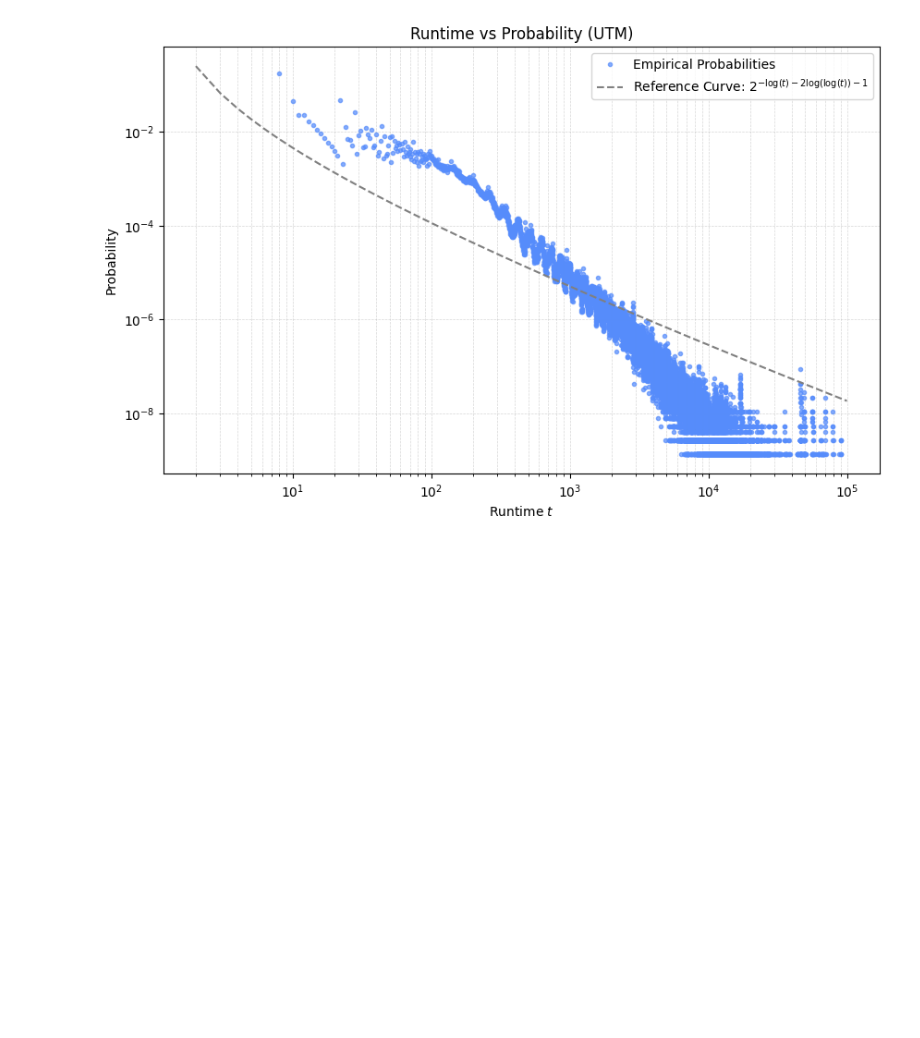
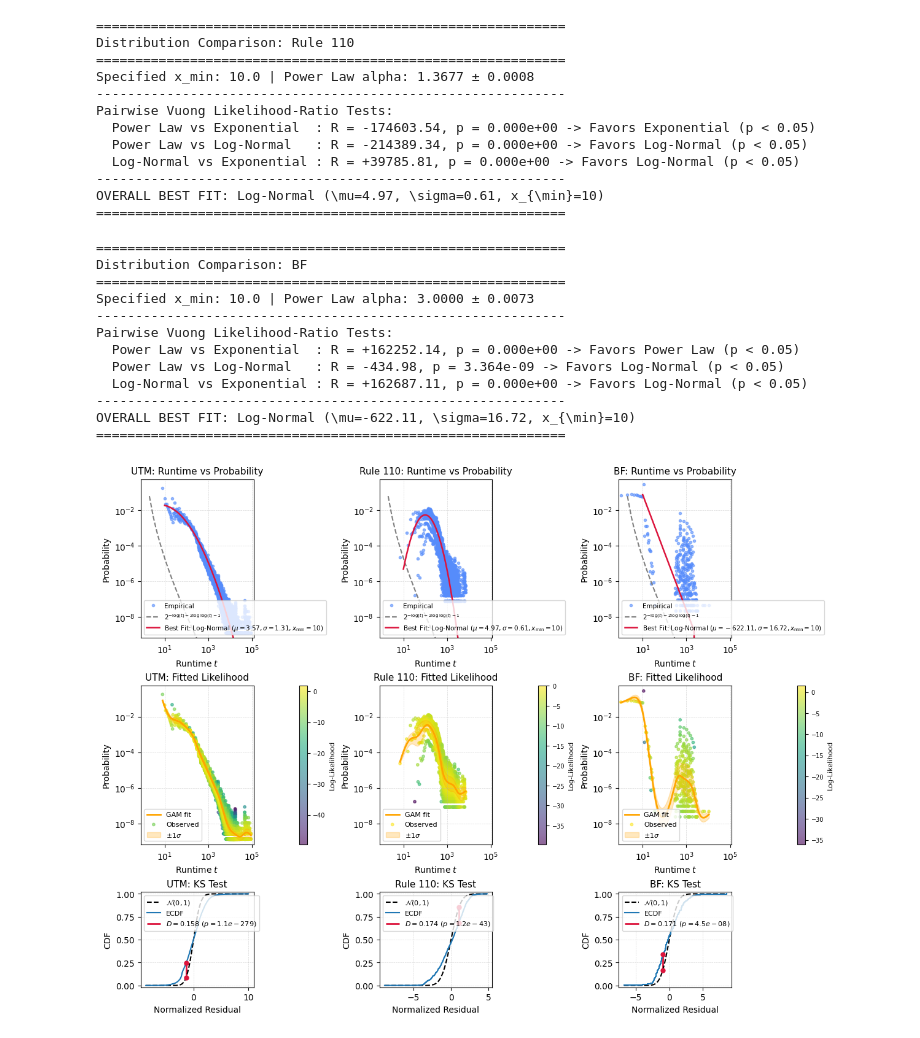
Before and after one commit to vincentherrmann/universal-computer-runtime-probabilities, a Jupyter notebook: Runtime_visualizations_grid.ipynb, the cells around one changed output. Saved outputs shown, nothing was run; the diff lists cells and outputs as text; code cells hidden in the pictures; blank space fills up the shorter version.

Commit message:
add grid plots

```diff
--- a/Runtime_visualizations_grid.ipynb
+++ b/Runtime_visualizations_grid.ipynb
@@ -102,24 +365,22 @@ Max Cumulative Sum Deviation: 2.0480
 # %%
-max_runtime = 100_000
+# =====================================================================
+# Figure 1: 3x3 Grid (UTM, Rule 110, Brainfuck)
+# =====================================================================
+fig_3x3, axes_3x3 = plt.subplots(
+    3,
+    3,
+    figsize=(12, 9),
+    gridspec_kw={"height_ratios": [1, 1., 0.6]},
+    constrained_layout=True,
+)
 
-# Create a log-log plot
-plt.figure(figsize=(10, 6))
-plt.loglog(runtime, p, marker='o', linestyle='None', markersize=3, alpha=0.7, label="Empirical Probabilities")
+domains_3x3 = ["utm", "rule110", "bf"]
+for col_idx, domain_key in enumerate(domains_3x3):
+    col_axes = axes_3x3[:, col_idx]
+    render_domain_column(
+        domain_key, col_axes, xlim=global_xlim, ylim=global_ylim, xmin_val=10,
+    )
 
-x_range = np.arange(1, max_runtime)
-reference_curve = 1 / x_range
-reference_curve = 2 ** (-np.log2(x_range[1:]) - 2*np.log2(np.log2(x_range[1:])) - 1)
-plt.loglog(x_range[1:], reference_curve, color='grey', linestyle='--', label='Reference Curve: $2^{-\log(t) - 2\log(\log(t)) - 1}$')
-plt.legend()
-
-plt.title(f'Runtime vs Probability ({names_dict[domain]})')
-plt.xlabel('Runtime $t$')
-plt.ylabel('Probability')
-plt.grid(True, which="both", ls="--", linewidth=0.5)
-
-
-# save plot as pdf
-#plt.savefig(f"runtime_vs_probability_{domain}.pdf")
-
+#fig_3x3.savefig("runtime_vs_probability_3x3_xmin_10.pdf")
 plt.show()
 # %% [output]
@@ -126,2 +399,26 @@ plt.show()
+============================================================
+Distribution Comparison: Rule 110
+============================================================
+Specified x_min: 10.0 | Power Law alpha: 1.3677 ± 0.0008
+------------------------------------------------------------
+Pairwise Vuong Likelihood-Ratio Tests:
+  Power Law vs Exponential  : R = -174603.54, p = 0.000e+00 -> Favors Exponential (p < 0.05)
+  Power Law vs Log-Normal   : R = -214389.34, p = 0.000e+00 -> Favors Log-Normal (p < 0.05)
+  Log-Normal vs Exponential : R = +39785.81, p = 0.000e+00 -> Favors Log-Normal (p < 0.05)
+------------------------------------------------------------
+OVERALL BEST FIT: Log-Normal (\mu=4.97, \sigma=0.61, x_{\min}=10)
+============================================================
+============================================================
+Distribution Comparison: BF
+============================================================
+Specified x_min: 10.0 | Power Law alpha: 3.0000 ± 0.0073
+------------------------------------------------------------
+Pairwise Vuong Likelihood-Ratio Tests:
+  Power Law vs Exponential  : R = +162252.14, p = 0.000e+00 -> Favors Power Law (p < 0.05)
+  Power Law vs Log-Normal   : R = -434.98, p = 3.364e-09 -> Favors Log-Normal (p < 0.05)
+  Log-Normal vs Exponential : R = +162687.11, p = 0.000e+00 -> Favors Log-Normal (p < 0.05)
+------------------------------------------------------------
+OVERALL BEST FIT: Log-Normal (\mu=-622.11, \sigma=16.72, x_{\min}=10)
+============================================================
-[figure, old version]
+[figure, new version]
 # %%
```
Also changed, not shown: parts of 11 cells of this notebook.
